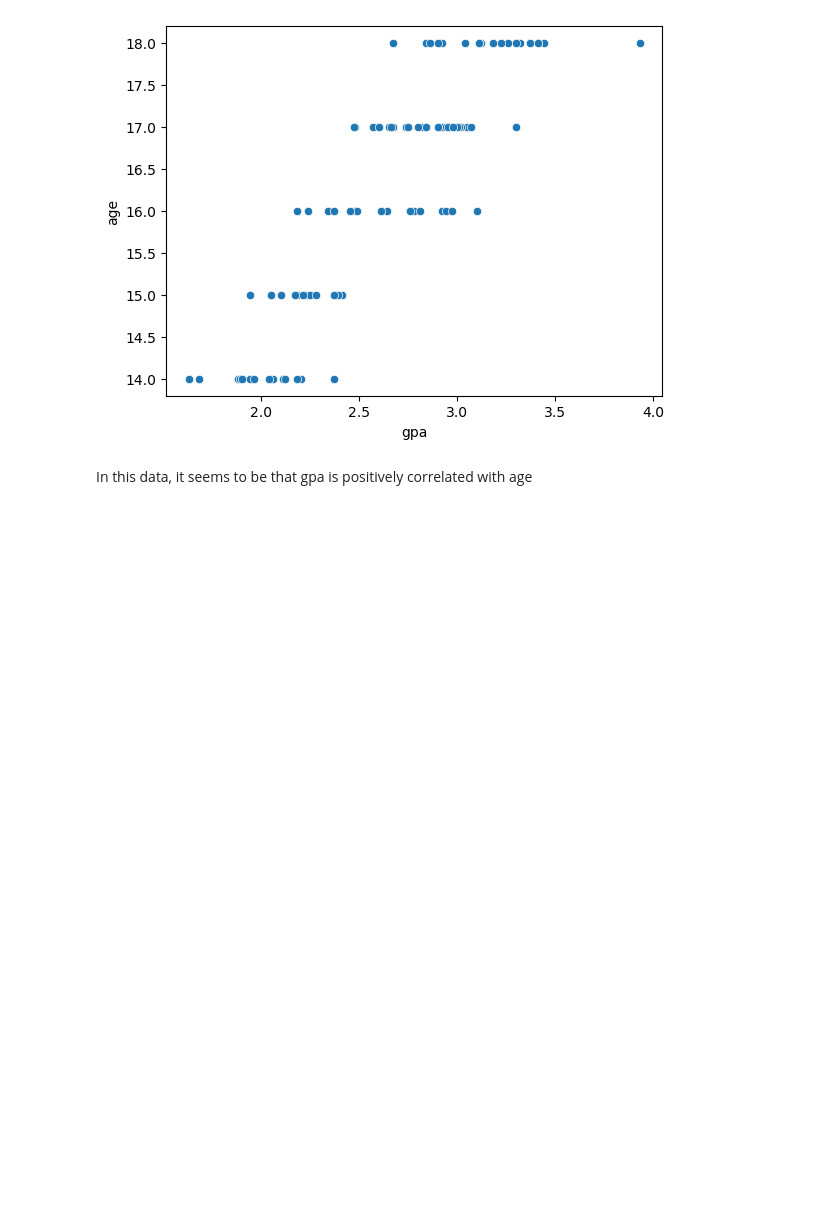
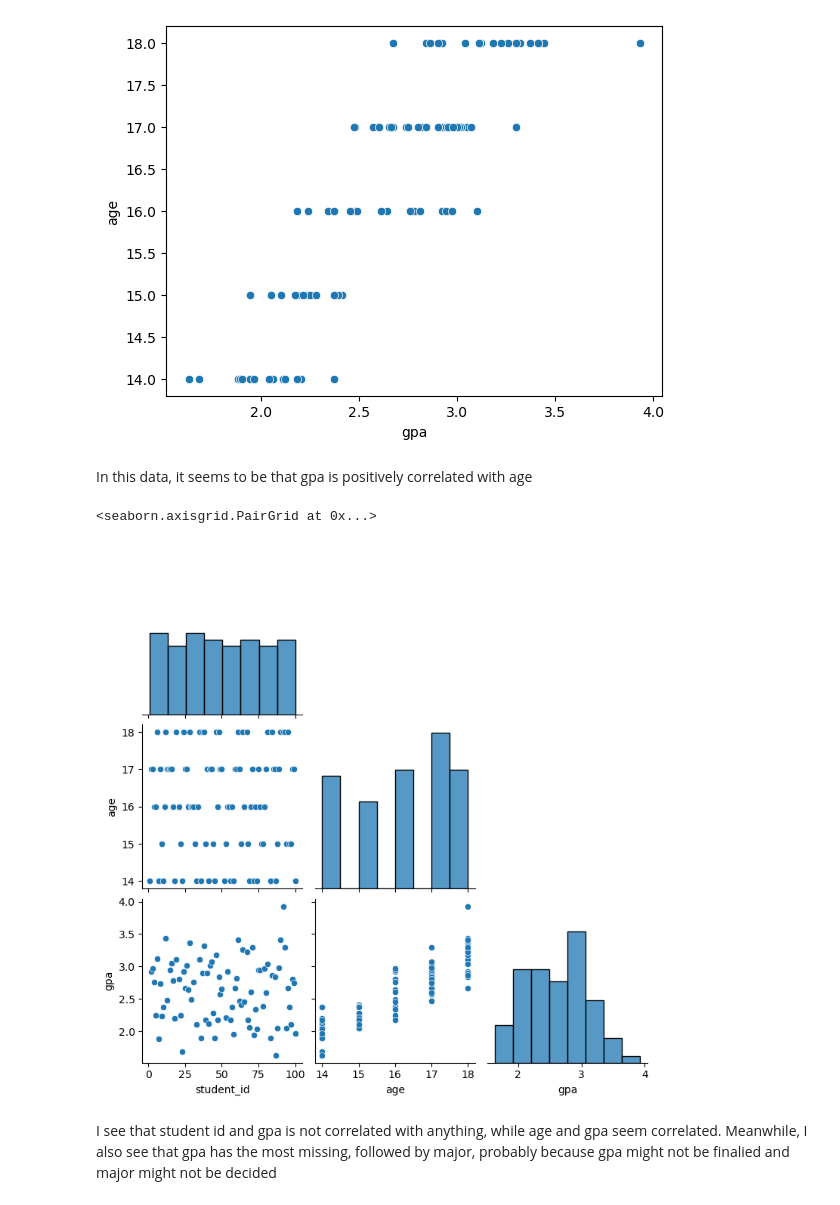
Before and after one commit to ruirise/lab-5-eda, a Jupyter notebook: eda.ipynb, the cells around one changed output. Drawn from its saved outputs; the diff is of its cells as text; code cells hidden in the pictures; blank space fills up the shorter version.

```diff
--- a/eda.ipynb
+++ b/eda.ipynb
@@ -81,3 +81,9 @@ sns.scatterplot(df, x = 'gpa', y = 'age')
 [figure]
 # %% [markdown]
 In this data, it seems to be that gpa is positively correlated with age
+# %%
+import numpy as np
+df["major"]= df["major"].str.lower()
+df["major"] = df["major"].str.strip()
+df["major"] = df["major"].replace(r'^\s*$', np.nan, regex=True)
+df = df.dropna(subset = ['major'])
@@ -83,0 +92,7 @@ In this data, it seems to be that gpa is positively correlated with age
+# %%
+sns.pairplot(df, corner = True)
+# %% [output]
+<seaborn.axisgrid.PairGrid at 0x...>
+[figure, added]
+# %% [markdown]
+I see that student id and gpa is not correlated with anything, while age and gpa seem correlated. Meanwhile, I also see that gpa has the most missing, followed by major, probably because gpa might not be finalied and major might not be decided
```
Also changed, not shown: parts of 1 cell of this notebook.
